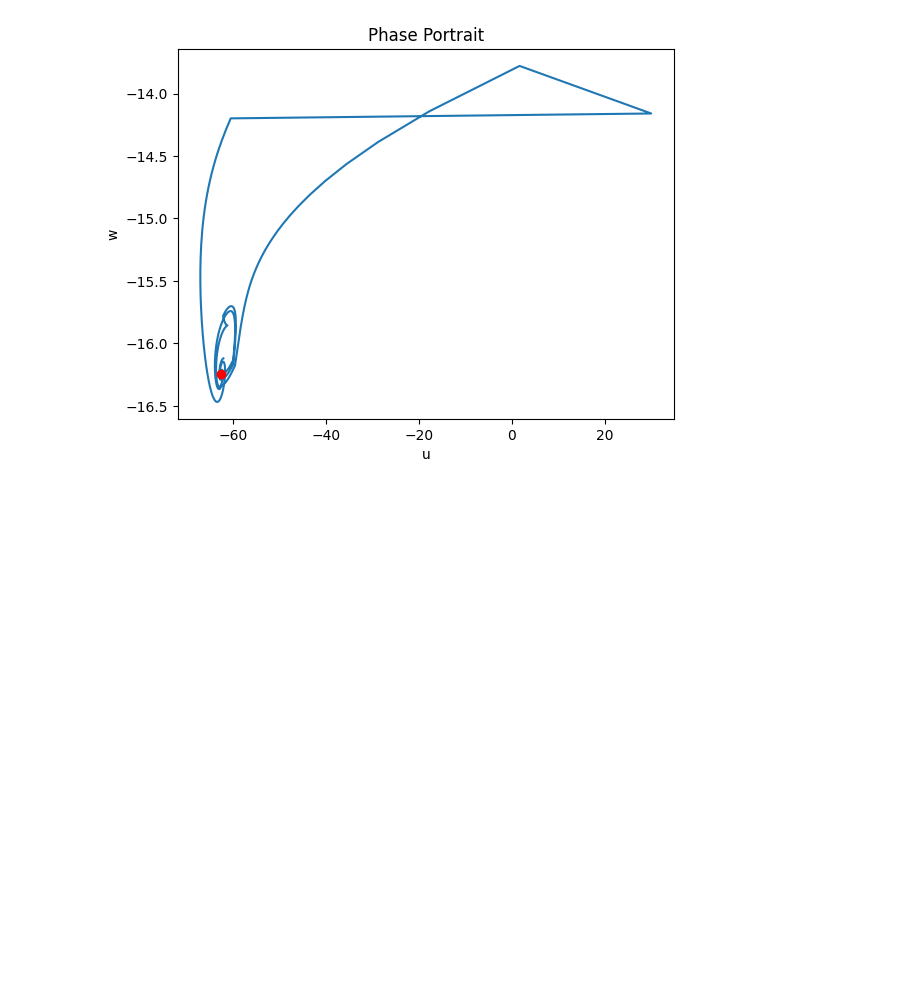
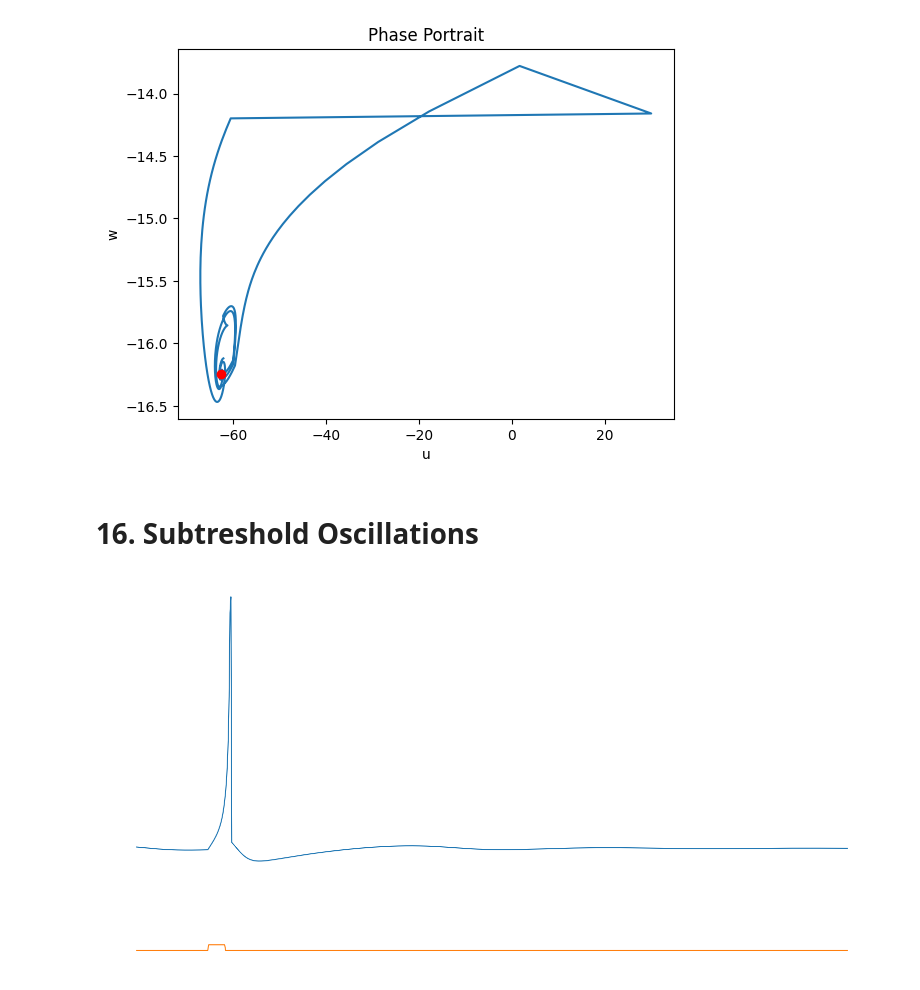
Before and after one commit to U-n-Own/UniversityNotes, a Jupyter notebook: Assignments/ComputationalNeuroscience/FirstAssignment/izhikevich_simulation.ipynb, the cells around one changed output. Drawn from its saved outputs; the diff is of its cells as text; code cells hidden in the pictures; blank space fills up the shorter version.

```diff
--- a/Assignments/ComputationalNeuroscience/FirstAssignment/izhikevich_simulation.ipynb
+++ b/Assignments/ComputationalNeuroscience/FirstAssignment/izhikevich_simulation.ipynb
@@ -612,3 +614,29 @@ draw_spiking_behaviour(t, u, I, T1=T1, spikes = spikes)
 draw_phase_portrait((u, w), 'Phase Portrait')
 # %% [output]
 [figure]
+# %% [markdown]
+# 16. Subtreshold Oscillations
+# %%
+# Current
+
+T = 200
+T1 = T/10
+
+I = []
+supp = 0
+
+for t in np.arange(T, step=0.25):
+
+    if t > T1 and t < T1+5:
+        I.append(2)
+    else:
+        I.append(0)
+# %%
+subtreshold_oscillations = IzhikevichModel(a = 0.05, b = 0.26, c = -60, d = 0, u = -62, w = 0.26*-62, I=I)
+
+# Simulate the model
+t, u, w, spikes = subtreshold_oscillations.simulate(T=T, I=I)
+
+draw_spiking_behaviour(t, u, I, spikes, T1)
+# %% [output]
+[figure, added]
```
Also changed, not shown: parts of 18 cells of this notebook.
